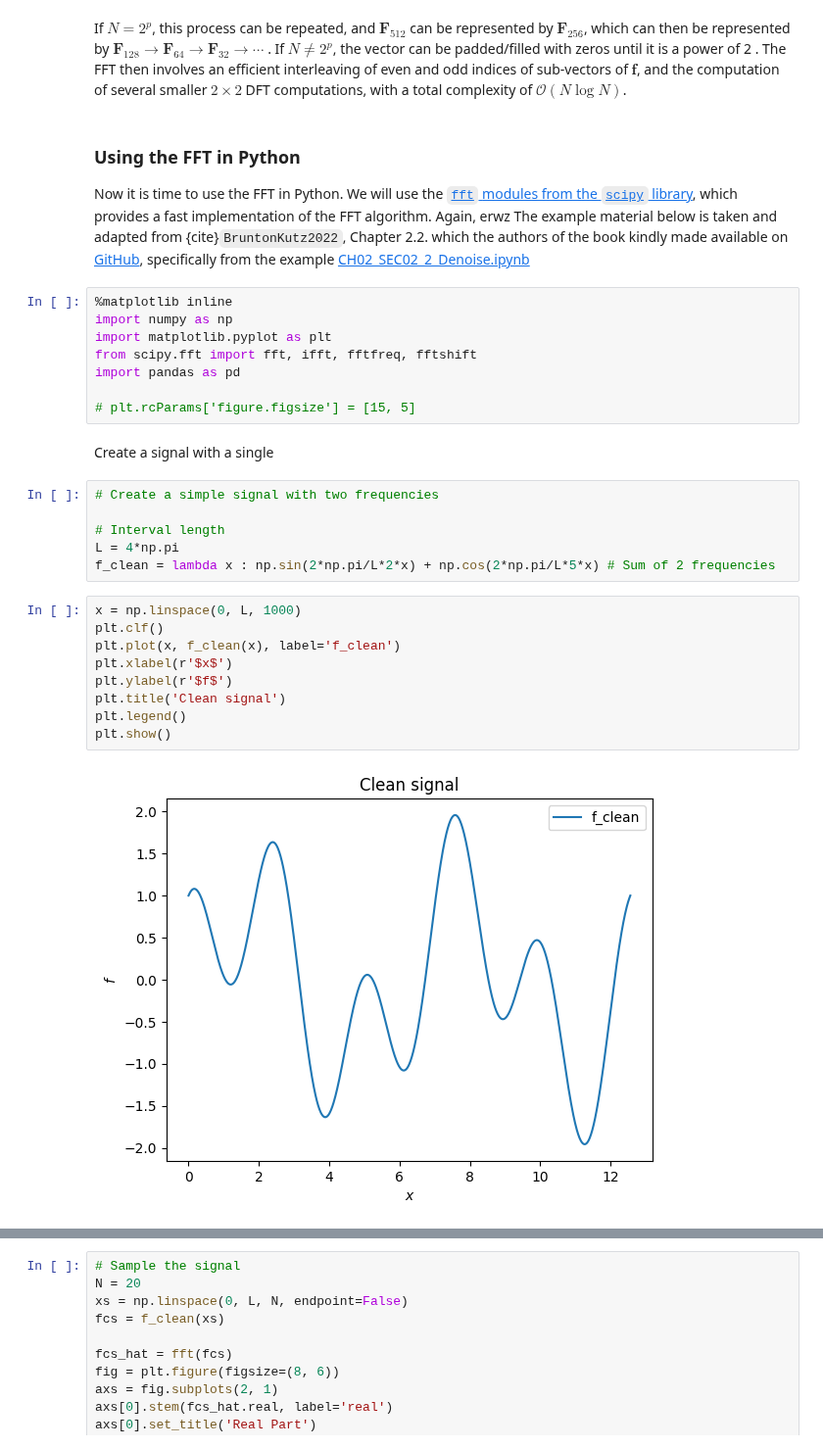
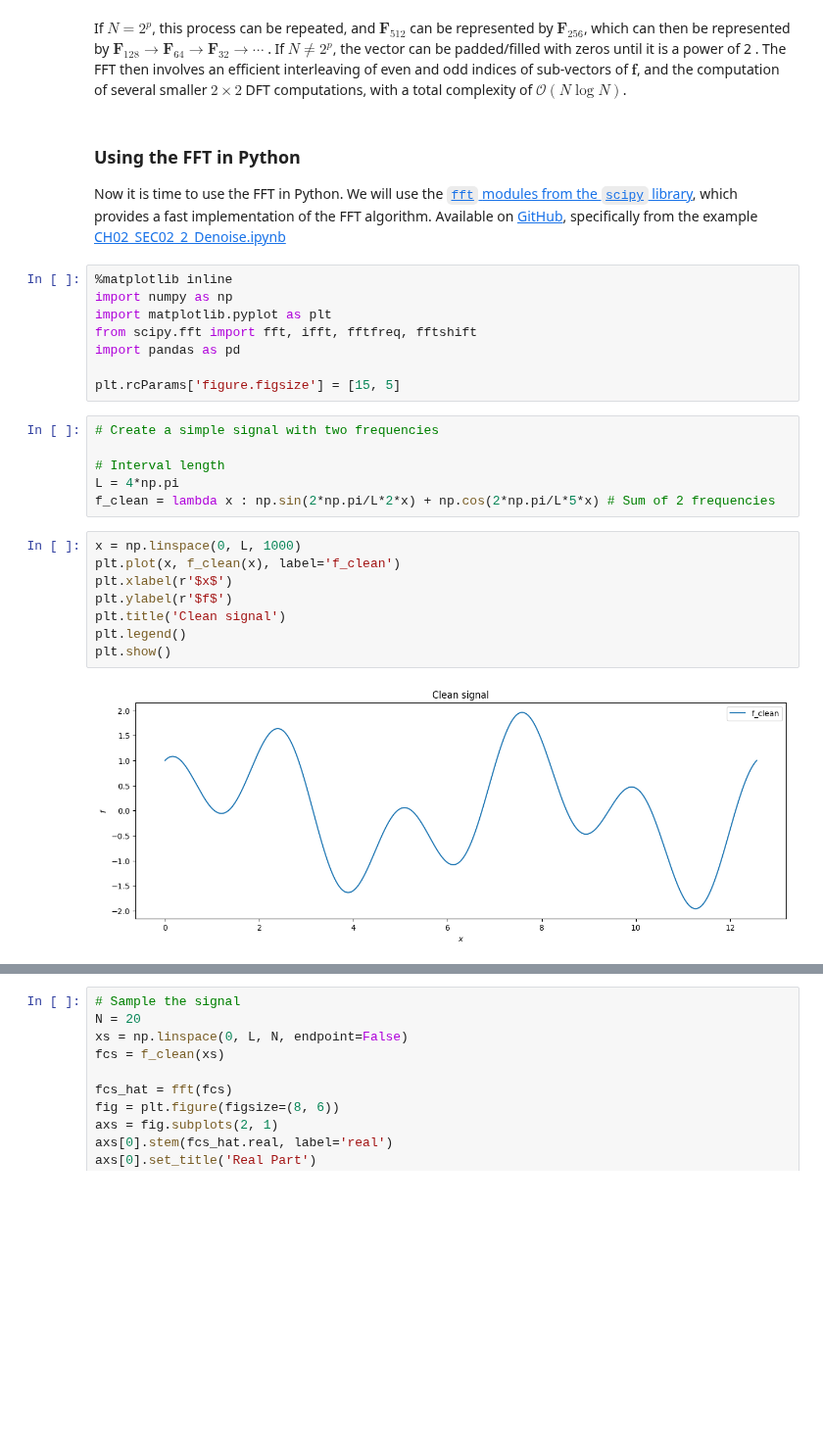
Before and after one commit to solniva/TMA4320_ScientificComputationNotes, a Jupyter notebook: chapter_fourier/UsingDFT.ipynb, the cells around one changed output, grey strips where cells are left out. Shown at 98% size. Cells and saved outputs as stored; diff of their text form; blank space fills up the shorter version.

```diff
--- a/chapter_fourier/UsingDFT.ipynb
+++ b/chapter_fourier/UsingDFT.ipynb
@@ -81,9 +81,7 @@ computation of several smaller $2 \times 2$ DFT computations, with a total compl
 ### Using the FFT in Python
 Now it is time to use the FFT in Python.
 We will use the [`fft` modules from the `scipy` library](https://docs.scipy.org/doc/scipy/tutorial/fft.html), which provides a fast implementation of the FFT algorithm.
-Again, erwz
-The example material below is taken and adapted from {cite}`BruntonKutz2022`, Chapter 2.2.
-which the authors of the book kindly made available on [GitHub](https://github.com/dynamicslab/databook_python), specifically from the example [CH02_SEC02_2_Denoise.ipynb](https://github.com/dynamicslab/databook_python/blob/master/CH02/CH02_SEC02_2_Denoise.ipynb)
+Available on [GitHub](https://github.com/dynamicslab/databook_python), specifically from the example [CH02_SEC02_2_Denoise.ipynb](https://github.com/dynamicslab/databook_python/blob/master/CH02/CH02_SEC02_2_Denoise.ipynb)
 # %%
 %matplotlib inline
 import numpy as np
@@ -91,9 +89,7 @@ import matplotlib.pyplot as plt
 from scipy.fft import fft, ifft, fftfreq, fftshift
 import pandas as pd
 
-# plt.rcParams['figure.figsize'] = [15, 5]
+plt.rcParams['figure.figsize'] = [15, 5]
-# %% [markdown]
-Create a signal with a single
 # %%
 # Create a simple signal with two frequencies
 
@@ -102,13 +98,12 @@ L = 4*np.pi
 f_clean = lambda x : np.sin(2*np.pi/L*2*x) + np.cos(2*np.pi/L*5*x) # Sum of 2 frequencies
 # %%
 x = np.linspace(0, L, 1000)
-plt.clf()
 plt.plot(x, f_clean(x), label='f_clean')
 plt.xlabel(r'$x$')
 plt.ylabel(r'$f$')
 plt.title('Clean signal')
 plt.legend()
 plt.show()
 # %% [output]
-[figure, old version]
+[figure, new version]
 # %% [markdown]
```
Also changed, not shown: parts of 5 cells of this notebook.
